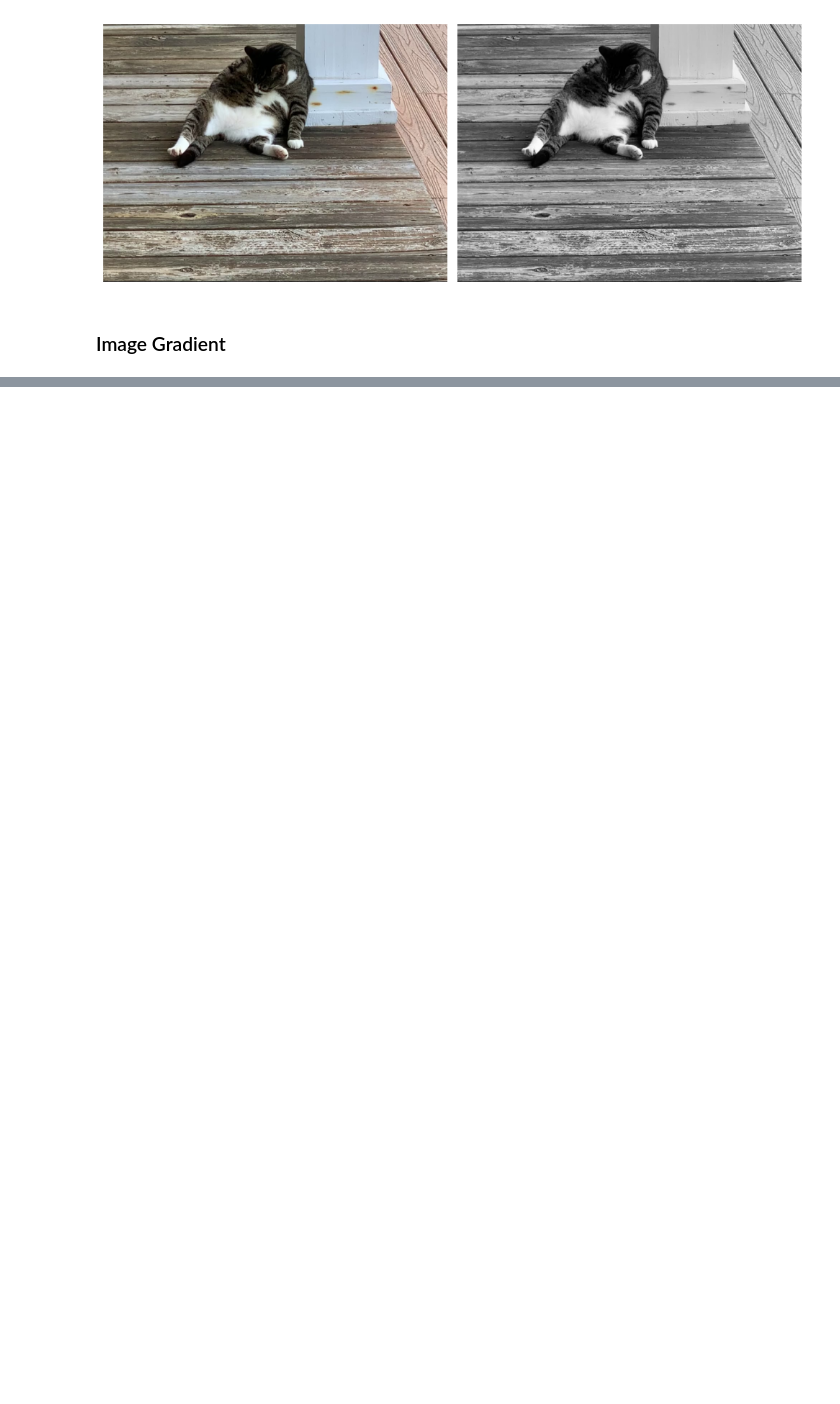
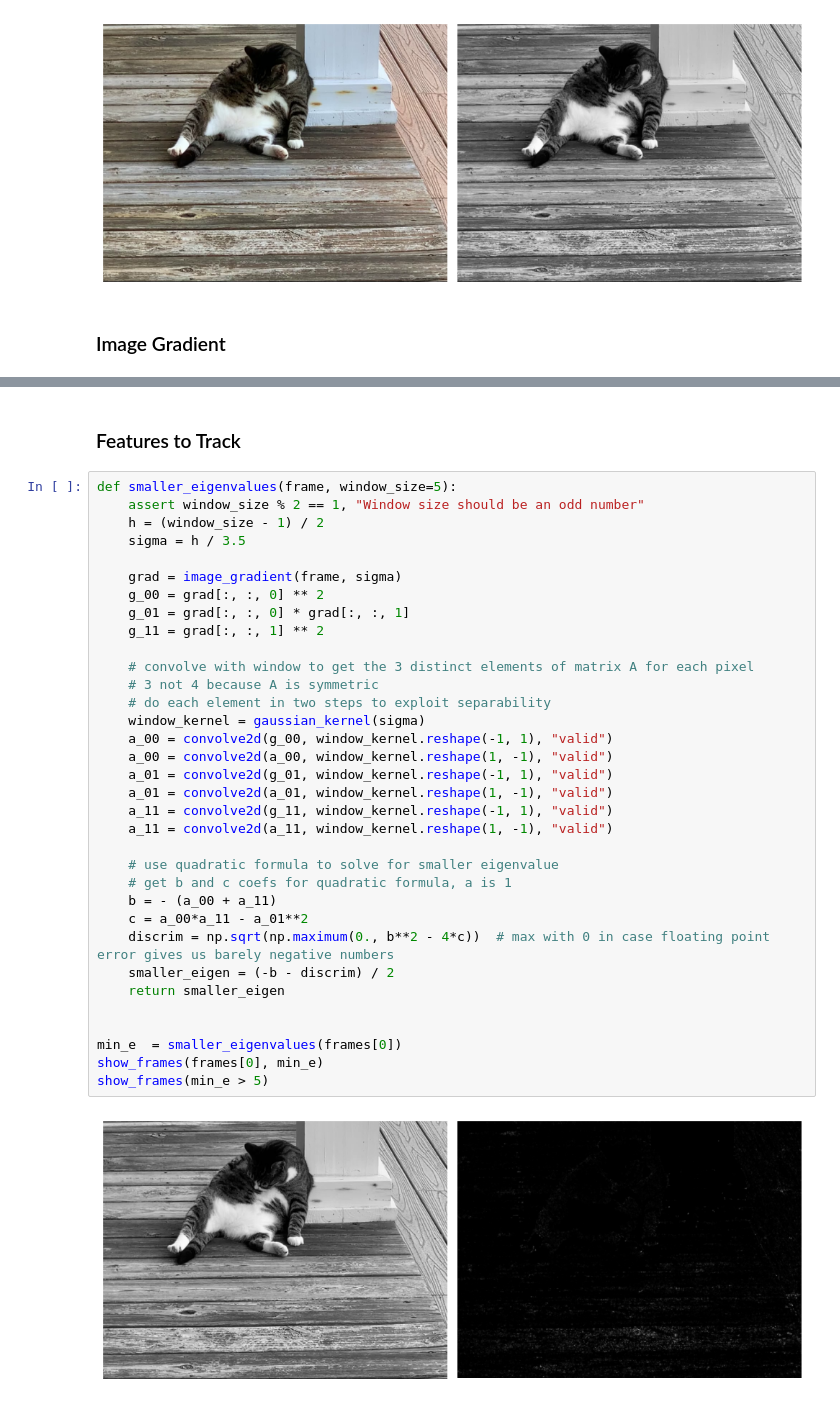
Before and after one commit to adam-kosinski/CV-Project, a Jupyter notebook: features-to-track.ipynb, the cells around one changed output, grey strips where cells are left out. Cells and saved outputs as stored; diff of their text form; blank space fills up the shorter version.

```diff
--- a/features-to-track.ipynb
+++ b/features-to-track.ipynb
@@ -89,0 +89,38 @@ show_frames(grad_mag)
+# %% [markdown]
+### Features to Track
+# %%
+def smaller_eigenvalues(frame, window_size=5):
+    assert window_size % 2 == 1, "Window size should be an odd number"
+    h = (window_size - 1) / 2
+    sigma = h / 3.5
+
+    grad = image_gradient(frame, sigma)
+    g_00 = grad[:, :, 0] ** 2
+    g_01 = grad[:, :, 0] * grad[:, :, 1]
+    g_11 = grad[:, :, 1] ** 2
+
+    # convolve with window to get the 3 distinct elements of matrix A for each pixel
+    # 3 not 4 because A is symmetric
+    # do each element in two steps to exploit separability
+    window_kernel = gaussian_kernel(sigma)
+    a_00 = convolve2d(g_00, window_kernel.reshape(-1, 1), "valid")
+    a_00 = convolve2d(a_00, window_kernel.reshape(1, -1), "valid")
+    a_01 = convolve2d(g_01, window_kernel.reshape(-1, 1), "valid")
+    a_01 = convolve2d(a_01, window_kernel.reshape(1, -1), "valid")
+    a_11 = convolve2d(g_11, window_kernel.reshape(-1, 1), "valid")
+    a_11 = convolve2d(a_11, window_kernel.reshape(1, -1), "valid")
+
+    # use quadratic formula to solve for smaller eigenvalue
+    # get b and c coefs for quadratic formula, a is 1
+    b = - (a_00 + a_11)
+    c = a_00*a_11 - a_01**2
+    discrim = np.sqrt(np.maximum(0., b**2 - 4*c))  # max with 0 in case floating point error gives us barely negative numbers
+    smaller_eigen = (-b - discrim) / 2
+    return smaller_eigen
+
+
+min_e  = smaller_eigenvalues(frames[0])
+show_frames(frames[0], min_e)
+show_frames(min_e > 5)
+# %% [output]
+[figure, added]
```
Also changed, not shown: parts of 4 cells of this notebook.
